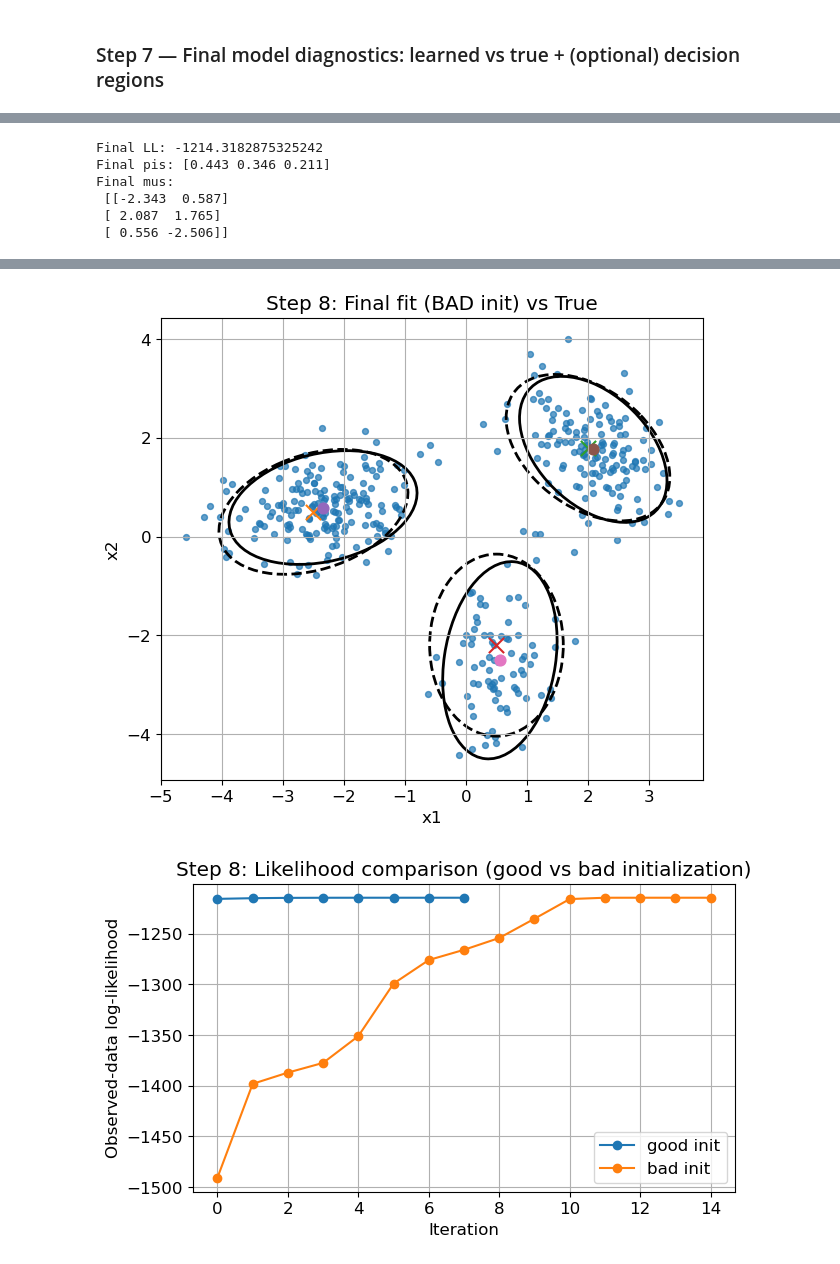
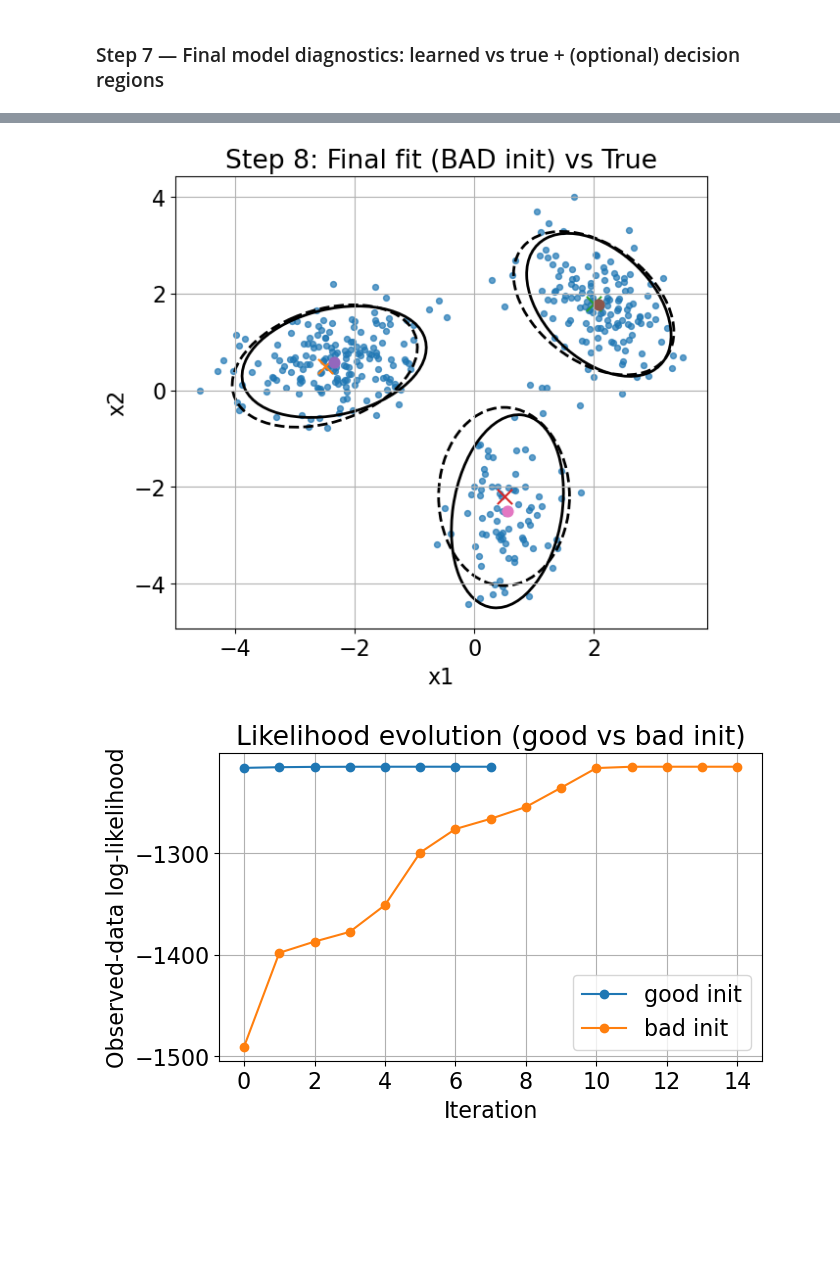
Before and after one commit to Meowki/Probabilistic-Generative-Models, a Jupyter notebook: demos/week2.ipynb, the cells around one changed output, grey strips where cells are left out. Cells and saved outputs as stored; diff of their text form; code cells hidden in the pictures; blank space fills up the shorter version.

```diff
--- a/demos/week2.ipynb
+++ b/demos/week2.ipynb
@@ -14,6 +14,7 @@ ChatGPT 5.2 was used as a coding assistant for parts of the low-level implementa
 
 import numpy as np
 import matplotlib.pyplot as plt
+print_figs = True
 
 # Numerically-stable responsibilities
 try:
@@ -31,7 +32,7 @@ rng = np.random.default_rng(SEED)
 plt.rcParams.update({
     "figure.figsize": (7, 6),
     "axes.grid": True,
-    "font.size": 12,
+    "font.size": 16,
 })
 
 def _cov_to_ellipse(cov: np.ndarray, n_std: float = 2.0):
@@ -93,7 +94,6 @@ def plot_state(X: np.ndarray,
     ax.set_title(title)
     ax.set_xlabel("x1")
     ax.set_ylabel("x2")
-    plt.show()
 # %% [markdown]
 ### Step 1 — Define the GMM model and parameter representation
 # %%
@@ -662,7 +679,11 @@ perm_bad = match_components_by_means(params_true["mus"], final_bad["mus"])
 final_bad_m = reorder_params(final_bad, perm_bad)
 
 plot_true_vs_learned(X, params_true, final_good_m, title="Step 8: Final fit (GOOD init) vs True")
+if print_figs:
+    plt.savefig("../img/week2_GMM_good_final.pdf", format="pdf", bbox_inches="tight")
 plot_true_vs_learned(X, params_true, final_bad_m,  title="Step 8: Final fit (BAD init) vs True")
+if print_figs:
+    plt.savefig("../img/week2_GMM_bad_final.pdf", format="pdf", bbox_inches="tight")
 
 # Compare likelihood trajectories on one plot (nice lecture slide)
 plt.figure(figsize=(7, 4))
@@ -670,10 +691,12 @@ plt.plot(hist_good["ll"], marker="o", label="good init")
 plt.plot(hist_bad["ll"], marker="o", label="bad init")
 plt.xlabel("Iteration")
 plt.ylabel("Observed-data log-likelihood")
-plt.title("Step 8: Likelihood comparison (good vs bad initialization)")
+plt.title("Likelihood evolution (good vs bad init)")
 plt.grid(True)
 plt.legend()
-plt.show()
+
+if print_figs:
+    plt.savefig("../img/week2_GMM_good_vs_bad.pdf", format="pdf", bbox_inches="tight")
 # %% [output]
 ===== GOOD init (k-means-ish) =====
 Initial LL: -1216.603922081836
@@ -718,6 +738,0 @@ Converged: rel_impr < 1e-06 at iter 14.
-Final LL: -1214.3182875325242
-Final pis: [0.443 0.346 0.211]
-Final mus:
- [[-2.343  0.587]
- [ 2.087  1.765]
- [ 0.556 -2.506]]
@@ -725,2 +740,2 @@ Final mus:
-[figure, old version]
+[figure, new version]
-[figure, old version]
+[figure, new version]
```
Also changed, not shown: parts of 8 cells of this notebook, 7 other files.
